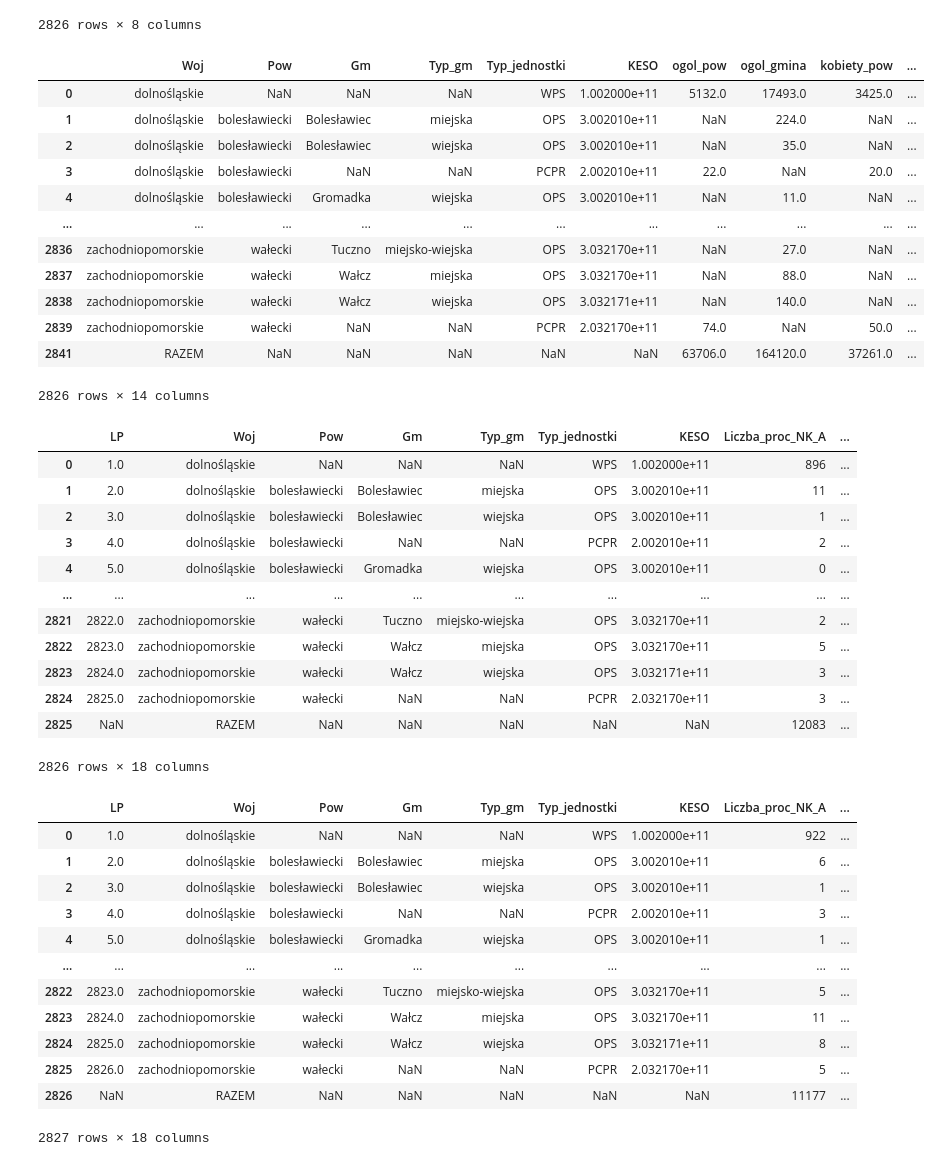
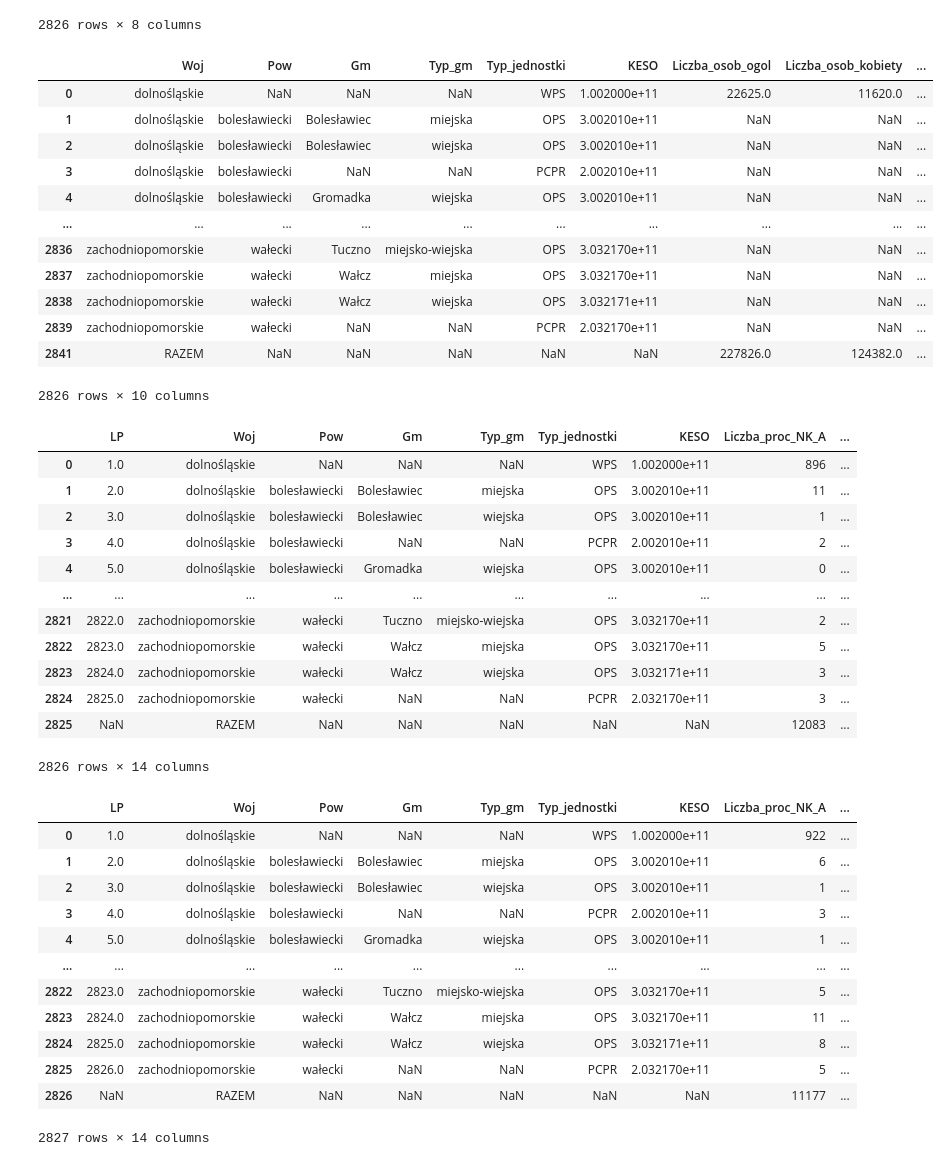
Before and after one commit to Francho03/Praca-licencjacka, a Jupyter notebook: Niebieska_karta.ipynb, the cells around one changed output. Drawn from its saved outputs; the diff is of its cells as text; code cells hidden in the pictures.

```diff
--- a/Niebieska_karta.ipynb
+++ b/Niebieska_karta.ipynb
@@ -273,25 +357,32 @@ Procedura_A_2019
 # %%
 Liczba_osob_2019=pd.read_excel("/content/drive/MyDrive/przemoc-domowa/Sprawozdanie przemoc_2019.xls", sheet_name="Część 11-1",skiprows=15, na_values=['-', 'X'], header=None)
 Liczba_osob_2019=Liczba_osob_2019.iloc[:, [0,1,2,3,4,5,6,7,8,9,10,11,12,13,14,15,16,17,18]]
 Liczba_osob_2019.columns=column_names_liczba_osob
 Liczba_osob_2019=Liczba_osob_2019.drop(columns=["ogol_woj","kobiety_woj","mezczyzni_woj","dzieci_woj"])
 Liczba_osob_2019 = Liczba_osob_2019[Liczba_osob_2019["Typ_jednostki"] != "ROPS"]
 Liczba_osob_2019=Liczba_osob_2019.iloc[:, [1,2,3,4,5,6,]+list(range(7,15))]
+Liczba_osob_2019["Liczba_osob_ogol"]=Liczba_osob_2019["ogol_gmina"]+ Liczba_osob_2019["ogol_pow"]
+Liczba_osob_2019["Liczba_osob_kobiety"]=Liczba_osob_2019["kobiety_gmina"]+Liczba_osob_2019["kobiety_pow"]
+Liczba_osob_2019["Liczba_osob_mezczyzni"]=Liczba_osob_2019["mezczyzni_gmina"]+Liczba_osob_2019["mezczyzni_pow"]
+Liczba_osob_2019["Liczba_osob_dzieci"]=Liczba_osob_2019["dzieci_gmina"]+Liczba_osob_2019["dzieci_pow"]
+Liczba_osob_2019=Liczba_osob_2019.drop(columns=["ogol_pow","kobiety_pow","mezczyzni_pow","dzieci_pow"])
+Liczba_osob_2019=Liczba_osob_2019.drop(columns=["ogol_gmina","kobiety_gmina","mezczyzni_gmina","dzieci_gmina"])
+
 Liczba_osob_2019
 # %% [output]
-|  | Woj | Pow | Gm | Typ_gm | Typ_jednostki | KESO | ogol_pow | ogol_gmina | kobiety_pow | ... |
-| 0 | dolnośląskie | NaN | NaN | NaN | WPS | 1.002000e+11 | 5132.0 | 17493.0 | 3425.0 | ... |
-| 1 | dolnośląskie | bolesławiecki | Bolesławiec | miejska | OPS | 3.002010e+11 | NaN | 224.0 | NaN | ... |
-| 2 | dolnośląskie | bolesławiecki | Bolesławiec | wiejska | OPS | 3.002010e+11 | NaN | 35.0 | NaN | ... |
-| 3 | dolnośląskie | bolesławiecki | NaN | NaN | PCPR | 2.002010e+11 | 22.0 | NaN | 20.0 | ... |
-| 4 | dolnośląskie | bolesławiecki | Gromadka | wiejska | OPS | 3.002010e+11 | NaN | 11.0 | NaN | ... |
-| ... | ... | ... | ... | ... | ... | ... | ... | ... | ... | ... |
-| 2836 | zachodniopomorskie | wałecki | Tuczno | miejsko-wiejska | OPS | 3.032170e+11 | NaN | 27.0 | NaN | ... |
-| 2837 | zachodniopomorskie | wałecki | Wałcz | miejska | OPS | 3.032170e+11 | NaN | 88.0 | NaN | ... |
-| 2838 | zachodniopomorskie | wałecki | Wałcz | wiejska | OPS | 3.032171e+11 | NaN | 140.0 | NaN | ... |
-| 2839 | zachodniopomorskie | wałecki | NaN | NaN | PCPR | 2.032170e+11 | 74.0 | NaN | 50.0 | ... |
-| 2841 | RAZEM | NaN | NaN | NaN | NaN | NaN | 63706.0 | 164120.0 | 37261.0 | ... |
+|  | Woj | Pow | Gm | Typ_gm | Typ_jednostki | KESO | Liczba_osob_ogol | Liczba_osob_kobiety | ... |
+| 0 | dolnośląskie | NaN | NaN | NaN | WPS | 1.002000e+11 | 22625.0 | 11620.0 | ... |
+| 1 | dolnośląskie | bolesławiecki | Bolesławiec | miejska | OPS | 3.002010e+11 | NaN | NaN | ... |
+| 2 | dolnośląskie | bolesławiecki | Bolesławiec | wiejska | OPS | 3.002010e+11 | NaN | NaN | ... |
+| 3 | dolnośląskie | bolesławiecki | NaN | NaN | PCPR | 2.002010e+11 | NaN | NaN | ... |
+| 4 | dolnośląskie | bolesławiecki | Gromadka | wiejska | OPS | 3.002010e+11 | NaN | NaN | ... |
+| ... | ... | ... | ... | ... | ... | ... | ... | ... | ... |
+| 2836 | zachodniopomorskie | wałecki | Tuczno | miejsko-wiejska | OPS | 3.032170e+11 | NaN | NaN | ... |
+| 2837 | zachodniopomorskie | wałecki | Wałcz | miejska | OPS | 3.032170e+11 | NaN | NaN | ... |
+| 2838 | zachodniopomorskie | wałecki | Wałcz | wiejska | OPS | 3.032171e+11 | NaN | NaN | ... |
+| 2839 | zachodniopomorskie | wałecki | NaN | NaN | PCPR | 2.032170e+11 | NaN | NaN | ... |
+| 2841 | RAZEM | NaN | NaN | NaN | NaN | NaN | 227826.0 | 124382.0 | ... |
-2826 rows × 14 columns
+2826 rows × 10 columns
 # %%
 Sprawozdanie_przemoc_2019 = Podzial_administracyjny_2019
 Sprawozdanie_przemoc_2019 = pd.merge(Sprawozdanie_przemoc_2019, Procedura_A_2019, on=merge_columns, how='outer')
@@ -313,7 +404,7 @@ Sprawozdanie_przemoc_2019
 | 2823 | 2824.0 | zachodniopomorskie | wałecki | Wałcz | wiejska | OPS | 3.032171e+11 | 3 | ... |
 | 2824 | 2825.0 | zachodniopomorskie | wałecki | NaN | NaN | PCPR | 2.032170e+11 | 3 | ... |
 | 2825 | NaN | RAZEM | NaN | NaN | NaN | NaN | NaN | 12083 | ... |
-2826 rows × 18 columns
+2826 rows × 14 columns
 # %%
 Procedura_A_2018=pd.read_excel("/content/drive/MyDrive/przemoc-domowa/Sprawozdanie przemoc_2018.xls", sheet_name="Część 15",skiprows=14, na_values=['-', 'X'], header=None,names=column_names_procedura_A)
 
@@ -328,6 +419,12 @@ Liczba_osob_2018.columns=column_names_liczba_osob
 Liczba_osob_2018=Liczba_osob_2018.drop(columns=["ogol_woj","kobiety_woj","mezczyzni_woj","dzieci_woj"])
 Liczba_osob_2018 = Liczba_osob_2018[Liczba_osob_2018["Typ_jednostki"] != "ROPS"]
 Liczba_osob_2018=Liczba_osob_2018.iloc[:, [1,2,3,4,5,6,]+list(range(7,15))]
+Liczba_osob_2018["Liczba_osob_ogol"]=Liczba_osob_2018["ogol_gmina"]+ Liczba_osob_2018["ogol_pow"]
+Liczba_osob_2018["Liczba_osob_kobiety"]=Liczba_osob_2018["kobiety_gmina"]+Liczba_osob_2018["kobiety_pow"]
+Liczba_osob_2018["Liczba_osob_mezczyzni"]=Liczba_osob_2018["mezczyzni_gmina"]+Liczba_osob_2018["mezczyzni_pow"]
+Liczba_osob_2018["Liczba_osob_dzieci"]=Liczba_osob_2018["dzieci_gmina"]+Liczba_osob_2018["dzieci_pow"]
+Liczba_osob_2018=Liczba_osob_2018.drop(columns=["ogol_pow","kobiety_pow","mezczyzni_pow","dzieci_pow"])
+Liczba_osob_2018=Liczba_osob_2018.drop(columns=["ogol_gmina","kobiety_gmina","mezczyzni_gmina","dzieci_gmina"])
 
 Sprawozdanie_przemoc_2018 = Podzial_administracyjny_2018
 Sprawozdanie_przemoc_2018 = pd.merge(Sprawozdanie_przemoc_2018, Procedura_A_2018, on=merge_columns, how='outer')
@@ -349,7 +446,7 @@ Sprawozdanie_przemoc_2018
 | 2824 | 2825.0 | zachodniopomorskie | wałecki | Wałcz | wiejska | OPS | 3.032171e+11 | 8 | ... |
 | 2825 | 2826.0 | zachodniopomorskie | wałecki | NaN | NaN | PCPR | 2.032170e+11 | 5 | ... |
 | 2826 | NaN | RAZEM | NaN | NaN | NaN | NaN | NaN | 11177 | ... |
-2827 rows × 18 columns
+2827 rows × 14 columns
 # %%
 Procedura_A_2017 = pd.read_excel("/content/drive/MyDrive/przemoc-domowa/Sprawozdanie przemoc_2017.xls", sheet_name="Część 15", skiprows=14, na_values=['-', 'X'], header=None, names=column_names_procedura_A)
 
```
Also changed, not shown: parts of 51 cells of this notebook.
